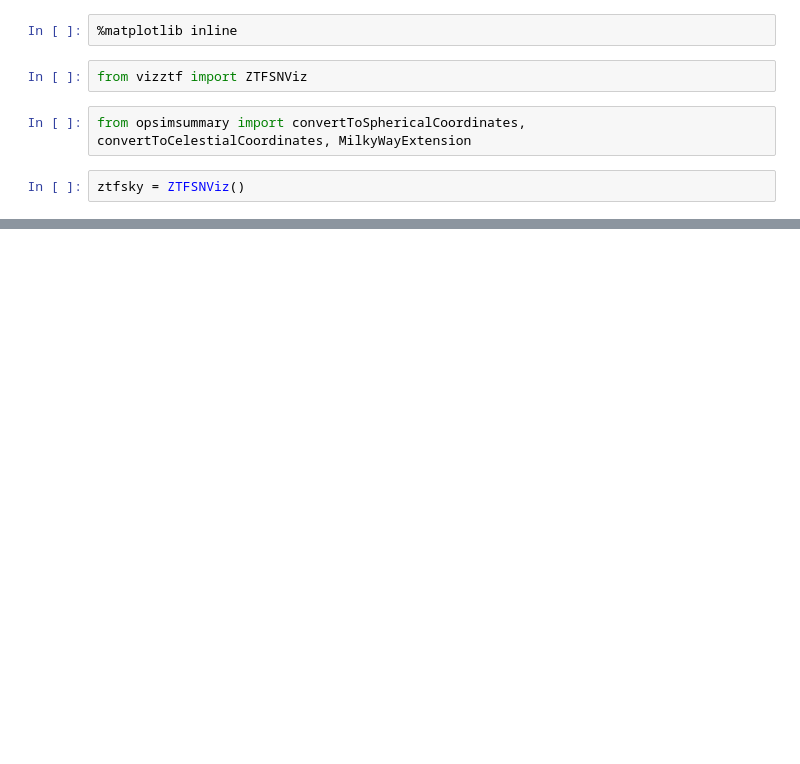
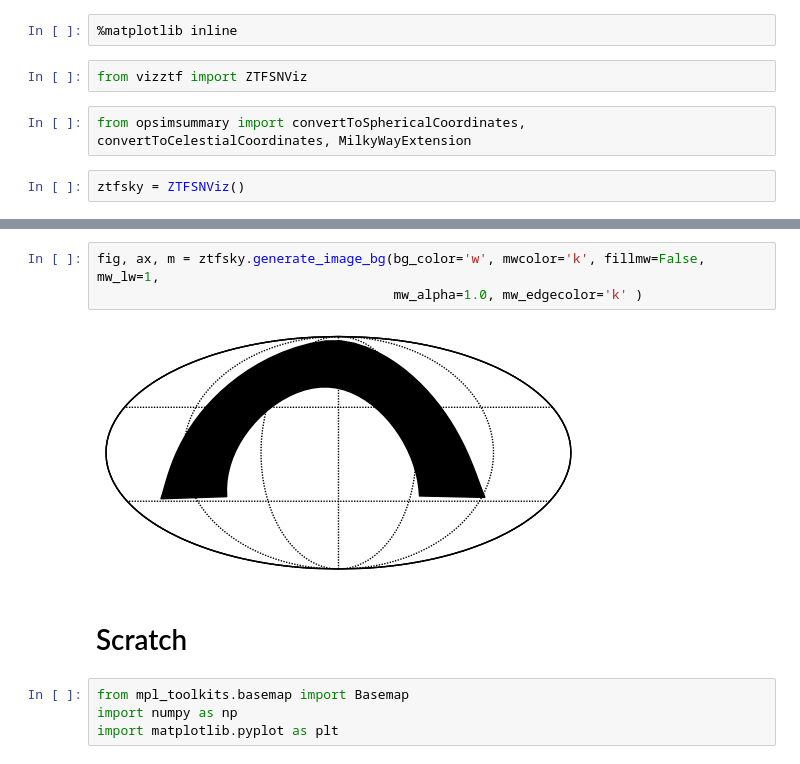
Before and after one commit to oskarkleincentre/cadence_demo_for_ztf, a Jupyter notebook: examples/Demo_testMW.ipynb, the cells around one changed output, grey strips where cells are left out. Cells and saved outputs as stored; diff of their text form; blank space fills up the shorter version.

```diff
--- a/examples/Demo_testMW.ipynb
+++ b/examples/Demo_testMW.ipynb
@@ -20,0 +14,11 @@ ax.add_patch(p)
+# %%
+fig, ax, m = ztfsky.generate_image_bg(bg_color='w', mwcolor='k', fillmw=False, mw_lw=1,
+                                      mw_alpha=1.0, mw_edgecolor='k' )
+# %% [output]
+[figure, added]
+# %% [markdown]
+# Scratch
+# %%
+from mpl_toolkits.basemap import Basemap
+import numpy as np
+import matplotlib.pyplot as plt
```
Also changed, not shown: parts of 7 cells of this notebook.
